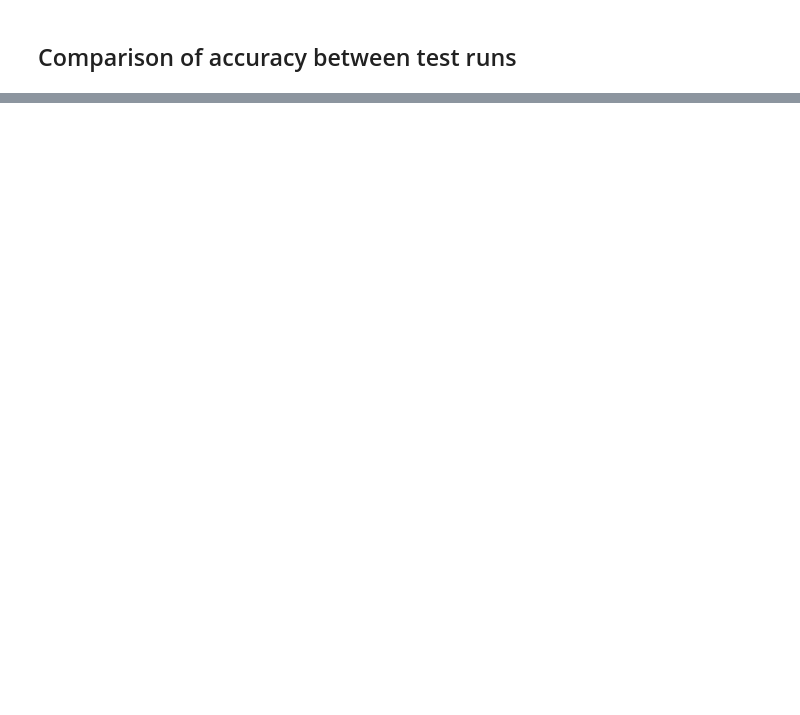
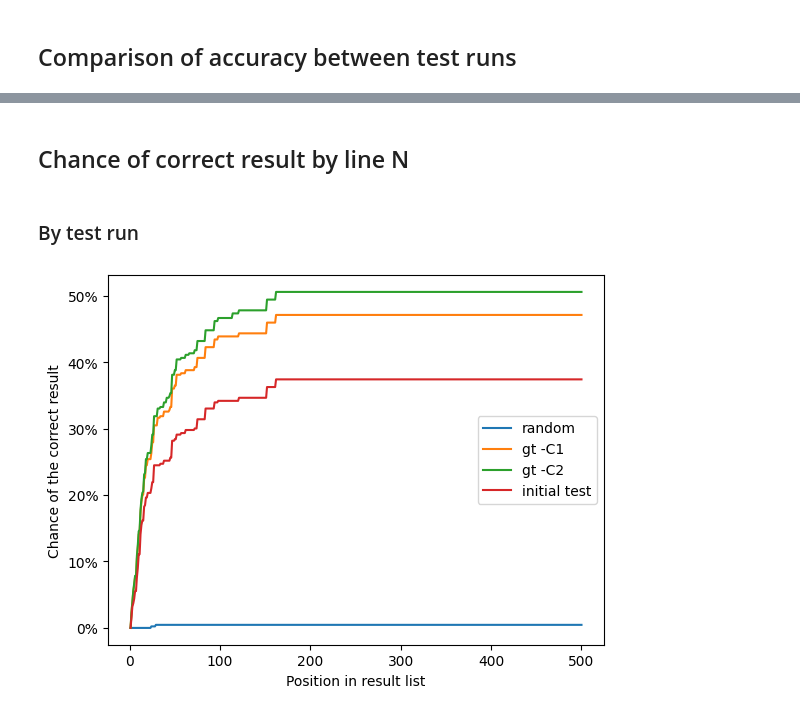
Before and after one commit to kantord/SeaGOAT, a Jupyter notebook: benchmark/benchmark.ipynb, the cells around one changed output, grey strips where cells are left out. Saved outputs shown, nothing was run; the diff lists cells and outputs as text; code cells hidden in the pictures; blank space fills up the shorter version.

Commit message:
chore: add chance by line # charts to benchmark

```diff
--- a/benchmark/benchmark.ipynb
+++ b/benchmark/benchmark.ipynb
@@ -110,0 +119,8 @@ TypeError: object of type 'generator' has no len()
+# %% [markdown]
+## Chance of correct result by line N
+# %% [markdown]
+### By test run
+# %%
+plot_chance_of_getting_correct_result_in_n_lines(all_results, lambda test_run, query, engine, example: test_run)
+# %% [output]
+[figure, added]
```
Also changed, not shown: parts of 8 cells of this notebook, 2 other files.
